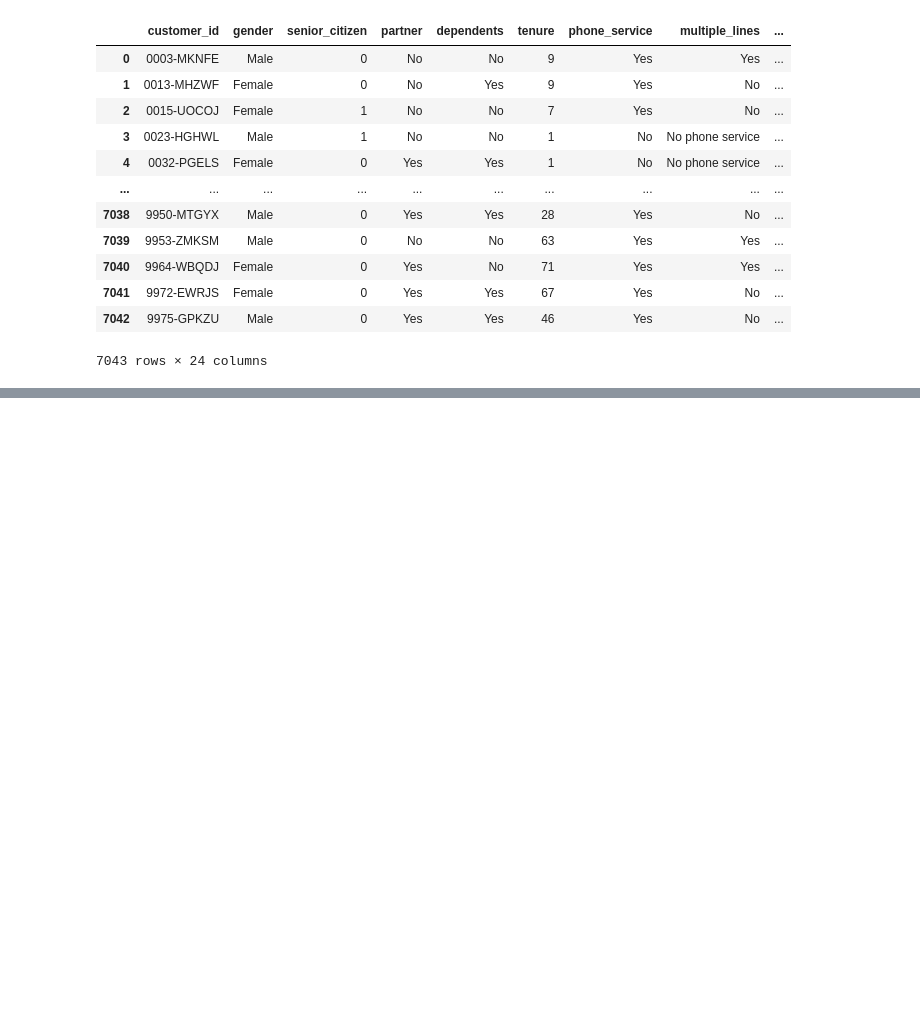
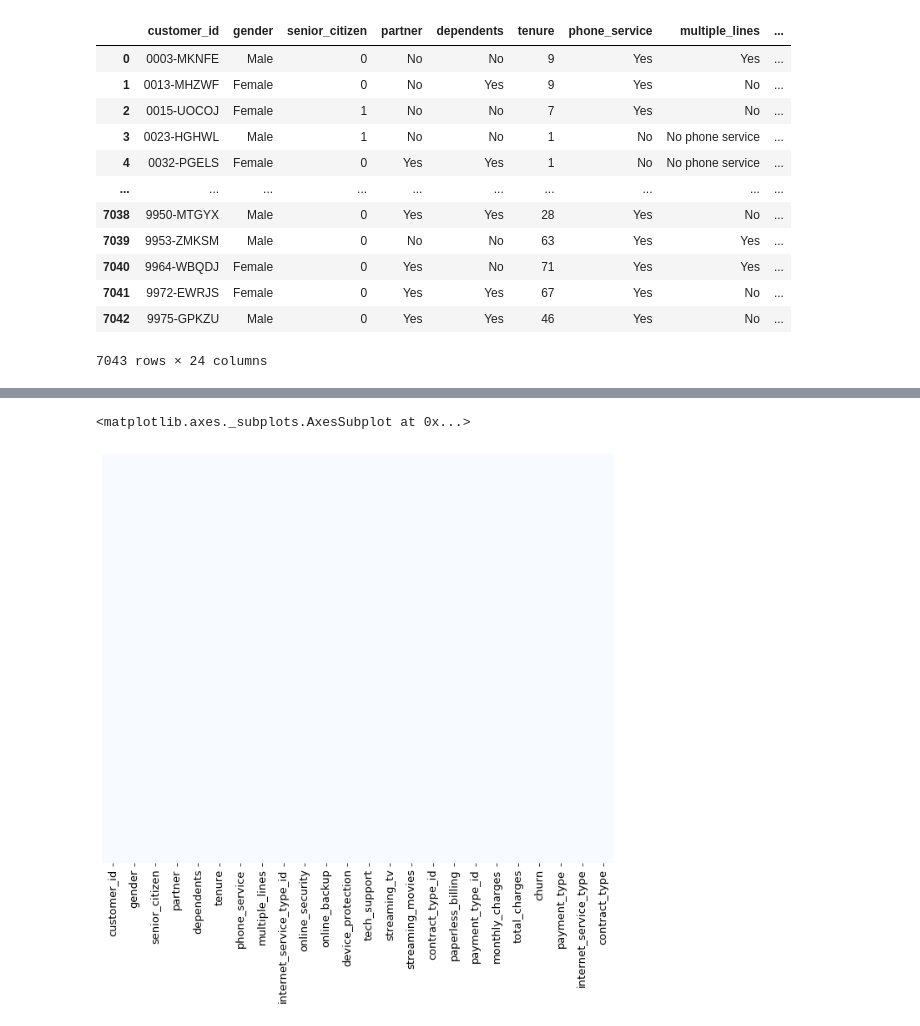
Before and after one commit to lukewbecker/telco-churn-project, a Jupyter notebook: telco_churn_project.ipynb, the cells around one changed output, grey strips where cells are left out. Saved outputs shown, nothing was run; the diff lists cells and outputs as text; code cells hidden in the pictures; blank space fills up the shorter version.

```diff
--- a/telco_churn_project.ipynb
+++ b/telco_churn_project.ipynb
@@ -59,0 +6,32 @@ def get_telco_data():
+# %%
+import pandas as pd
+import numpy as np
+
+# visualizing
+import seaborn as sns
+import matplotlib.pyplot as plt
+%matplotlib inline
+
+plt.rc('figure', figsize=(11, 9))
+plt.rc('font', size=13)
+
+# preparing
+from sklearn.model_selection import train_test_split
+from sklearn.preprocessing import LabelEncoder
+from sklearn.preprocessing import MinMaxScaler
+from sklearn.impute import SimpleImputer
+from sklearn.preprocessing import OneHotEncoder
+
+# modeling and evaluating
+from sklearn.linear_model import LogisticRegression
+from sklearn.metrics import classification_report, confusion_matrix, precision_score, recall_score, accuracy_score
+from sklearn.metrics import confusion_matrix
+
+# turn off warnings
+import warnings
+warnings.filterwarnings("ignore")
+
+# acquiring
+# from explore import anatomy_of_a_figure
+from env import host, user, password
+from pydataset import data
@@ -77,0 +126,7 @@ df
+# %%
+# A quick visualization technique using a heatmap shows there are no missing values in the columns. Meaning we have fairly clean data.
+
+sns.heatmap(df.isnull(), yticklabels = False, cbar = False, cmap = 'Blues')
+# %% [output]
+<matplotlib.axes._subplots.AxesSubplot at 0x...>
+[figure, added]
```
Also changed, not shown: parts of 21 cells of this notebook, 2 other files.
